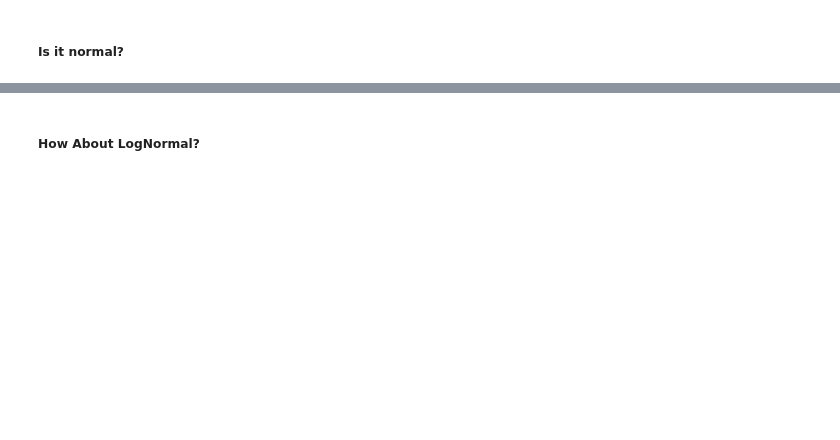
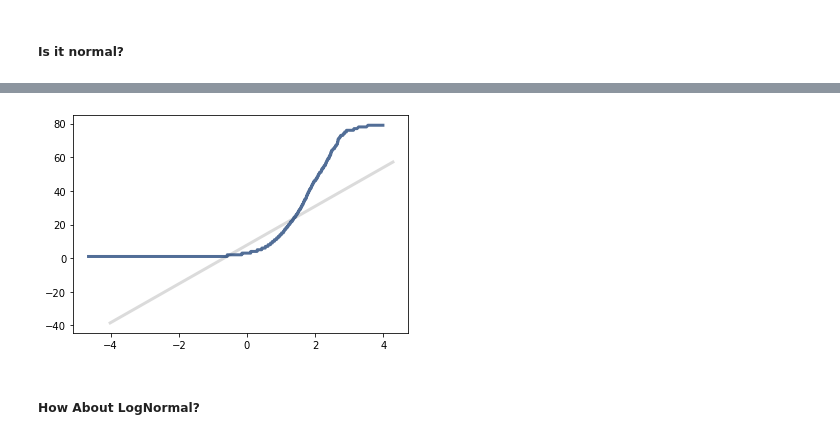
Before and after one commit to ASykes4/Basic_Stats_in_Python_Student_Workbooks, a Jupyter notebook: 008_Analytical_Dist.ipynb, the cells around one changed output, grey strips where cells are left out. Saved outputs shown, nothing was run; the diff lists cells and outputs as text; code cells hidden in the pictures; blank space fills up the shorter version.

```diff
--- a/008_Analytical_Dist.ipynb
+++ b/008_Analytical_Dist.ipynb
@@ -436,2 +444,6 @@ Name: Wage, dtype: float64
+# %%
+thinkstats2.NormalProbabilityPlot(fifa)
+# %% [output]
+[figure, added]
 # %% [markdown]
 ##### How About LogNormal?
```
Also changed, not shown: parts of 25 cells of this notebook.
